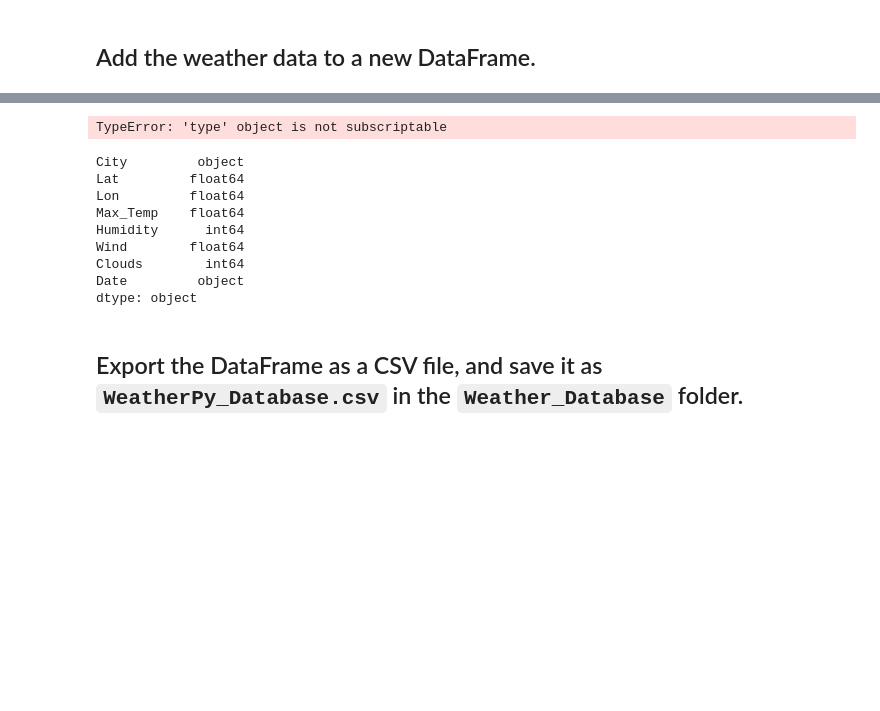
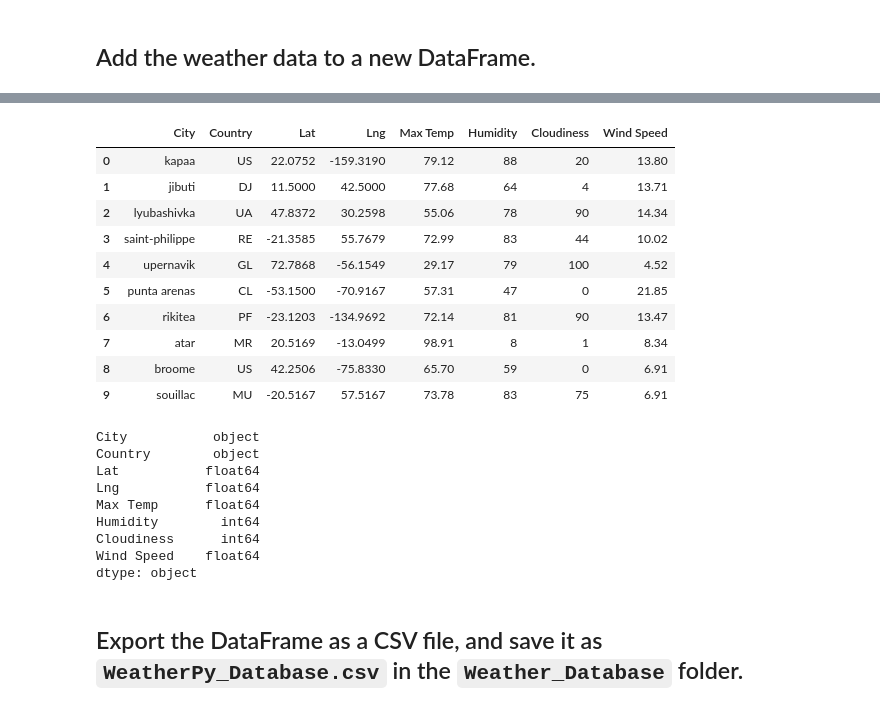
Before and after one commit to GuyNkiassi/World_Weathr_Analysis, a Jupyter notebook: Weather_Database/Weather_Database.ipynb, the cells around one changed output, grey strips where cells are left out. Cells and saved outputs as stored; diff of their text form; code cells hidden in the pictures; blank space fills up the shorter version.

```diff
--- a/Weather_Database/Weather_Database.ipynb
+++ b/Weather_Database/Weather_Database.ipynb
@@ -220,31 +210,41 @@ Index(['City', 'Lat', 'Lon', 'Max_Temp', 'Humidity', 'Wind', 'Clouds', 'Date'],
 # %%
 # Create a list to reorder the column names as follows:
 # "City", "Country", "Lat", "Lng", "Max Temp", "Humidity",  "Cloudiness", "Wind Speed",  "Current Description"
 # YOUR CODE HERE
-new_column_order = ["City", "Country", "Date", "Lat", "Lng", "Max Temp", "Humidity", "Cloudiness", "Wind Speed"]
+new_column_order = ["City", "Country", "Lat", "Lng", "Max Temp", "Humidity", "Cloudiness", "Wind Speed"]
 
 # Recreate the DataFrame by using the new column order
 # YOUR CODE HERE
-city_data_df = pd.DataFrame [new_column_order]
+city_data_df = city_data_df[new_column_order]
 
 # Display sample data
 # YOUR CODE HERE
 city_data_df.head(10)
 # %% [output]
-TypeError: 'type' object is not subscriptable
+|  | City | Country | Lat | Lng | Max Temp | Humidity | Cloudiness | Wind Speed |
+| 0 | kapaa | US | 22.0752 | -159.3190 | 79.12 | 88 | 20 | 13.80 |
+| 1 | jibuti | DJ | 11.5000 | 42.5000 | 77.68 | 64 | 4 | 13.71 |
+| 2 | lyubashivka | UA | 47.8372 | 30.2598 | 55.06 | 78 | 90 | 14.34 |
+| 3 | saint-philippe | RE | -21.3585 | 55.7679 | 72.99 | 83 | 44 | 10.02 |
+| 4 | upernavik | GL | 72.7868 | -56.1549 | 29.17 | 79 | 100 | 4.52 |
+| 5 | punta arenas | CL | -53.1500 | -70.9167 | 57.31 | 47 | 0 | 21.85 |
+| 6 | rikitea | PF | -23.1203 | -134.9692 | 72.14 | 81 | 90 | 13.47 |
+| 7 | atar | MR | 20.5169 | -13.0499 | 98.91 | 8 | 1 | 8.34 |
+| 8 | broome | US | 42.2506 | -75.8330 | 65.70 | 59 | 0 | 6.91 |
+| 9 | souillac | MU | -20.5167 | 57.5167 | 73.78 | 83 | 75 | 6.91 |
 # %%
 # Display the data types of each column by using the dtypes Pandas function
 # YOUR CODE HERE
 city_data_df.dtypes
 # %% [output]
-City         object
-Lat         float64
-Lon         float64
-Max_Temp    float64
-Humidity      int64
-Wind        float64
-Clouds        int64
-Date         object
+City           object
+Country        object
+Lat           float64
+Lng           float64
+Max Temp      float64
+Humidity        int64
+Cloudiness      int64
+Wind Speed    float64
 dtype: object
 # %% [markdown]
 ## Export the DataFrame as a CSV file, and save it as `WeatherPy_Database.csv` in the `Weather_Database` folder.
```
Also changed, not shown: parts of 7 cells of this notebook, 9 other files.
